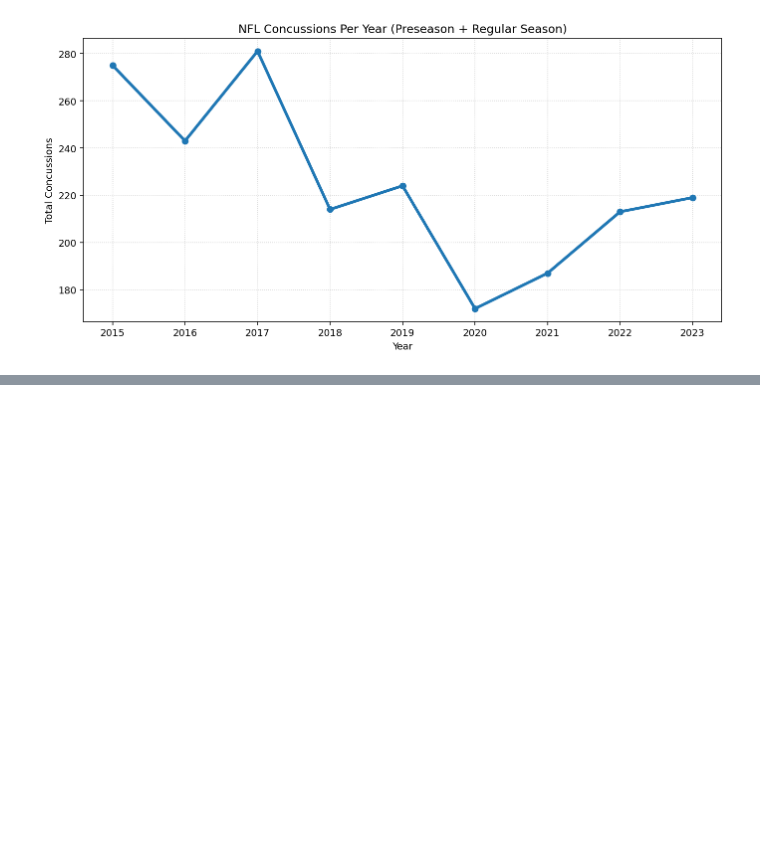
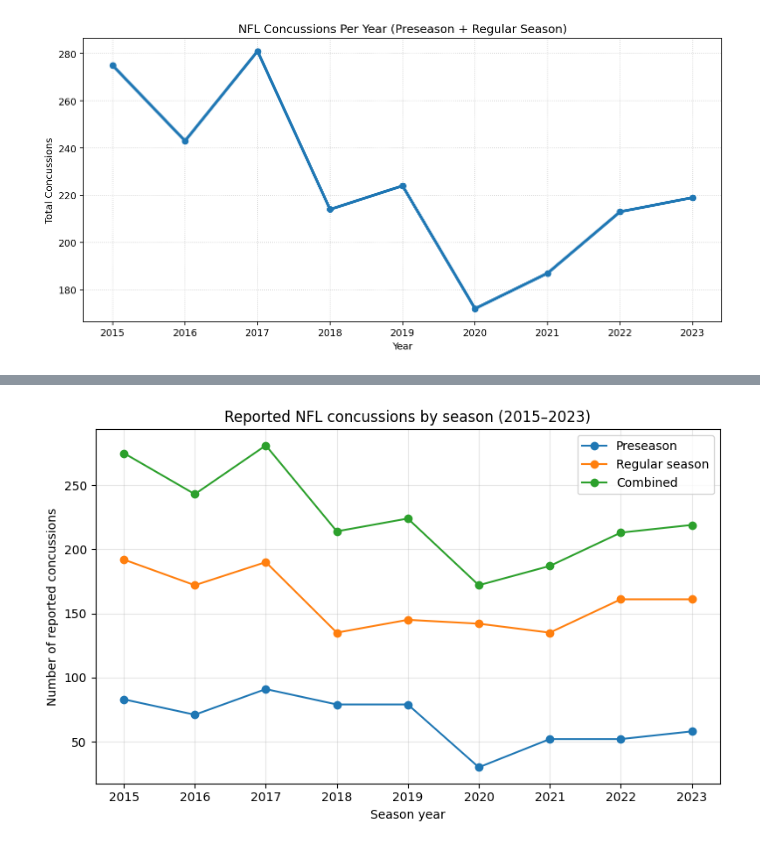
Before and after one commit to kkatoa/NFL-Milestone, a Jupyter notebook: Milestone_NFL.ipynb, the cells around one changed output, grey strips where cells are left out. Saved outputs shown, nothing was run; the diff lists cells and outputs as text; code cells hidden in the pictures; blank space fills up the shorter version.

```diff
--- a/Milestone_NFL.ipynb
+++ b/Milestone_NFL.ipynb
@@ -1000,0 +1231,47 @@ plt.show()
+# %%
+import pandas as pd
+import matplotlib.pyplot as plt
+
+# Load dataset, explicitly setting header to None to read all rows as data
+concussions = pd.read_csv("NFL Concussion 2015-2023.csv", header=None)
+
+# Assign explicit column names based on the file structure
+concussions.columns = [
+    "Year",
+    "Preseason_Game",
+    "Preseason_Practice",
+    "Preseason_Total",
+    "RegularSeason_Game",
+    "RegularSeason_Practice",
+    "RegularSeason_Total",
+    "Combined_Game",
+    "Combined_Practice",
+    "Combined_Total"
+]
+
+# Drop the original header rows (now row 0 and 1 after assigning names)
+concussions = concussions.drop([0, 1]).reset_index(drop=True)
+
+# Convert Year and numeric columns to appropriate types
+concussions["Year"] = pd.to_numeric(concussions["Year"], errors="coerce")
+for col in ["Preseason_Total", "RegularSeason_Total", "Combined_Total"]:
+    concussions[col] = pd.to_numeric(concussions[col], errors="coerce")
+
+# Sort by Year
+concussions = concussions.sort_values("Year")
+
+plt.figure(figsize=(8, 5))
+
+plt.plot(concussions["Year"], concussions["Preseason_Total"], marker="o", label="Preseason")
+plt.plot(concussions["Year"], concussions["RegularSeason_Total"], marker="o", label="Regular season")
+plt.plot(concussions["Year"], concussions["Combined_Total"], marker="o", label="Combined")
+
+plt.xlabel("Season year")
+plt.ylabel("Number of reported concussions")
+plt.title("Reported NFL concussions by season (2015–2023)")
+plt.legend()
+plt.grid(True, alpha=0.3)
+plt.tight_layout()
+plt.show()
+# %% [output]
+[figure, added]
```
Also changed, not shown: parts of 12 cells of this notebook.
